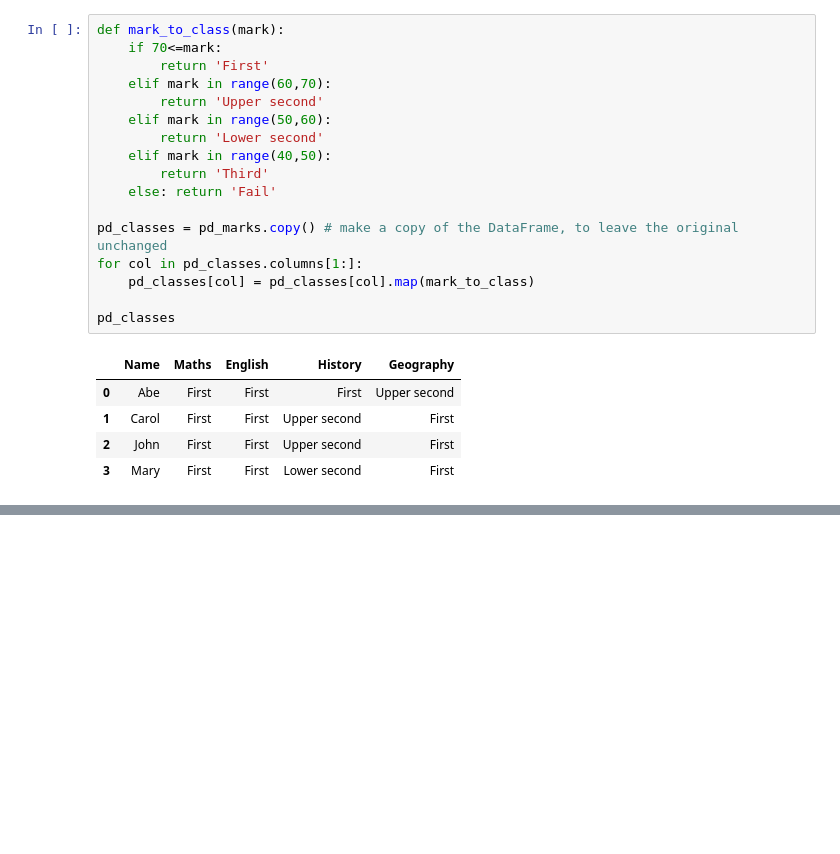
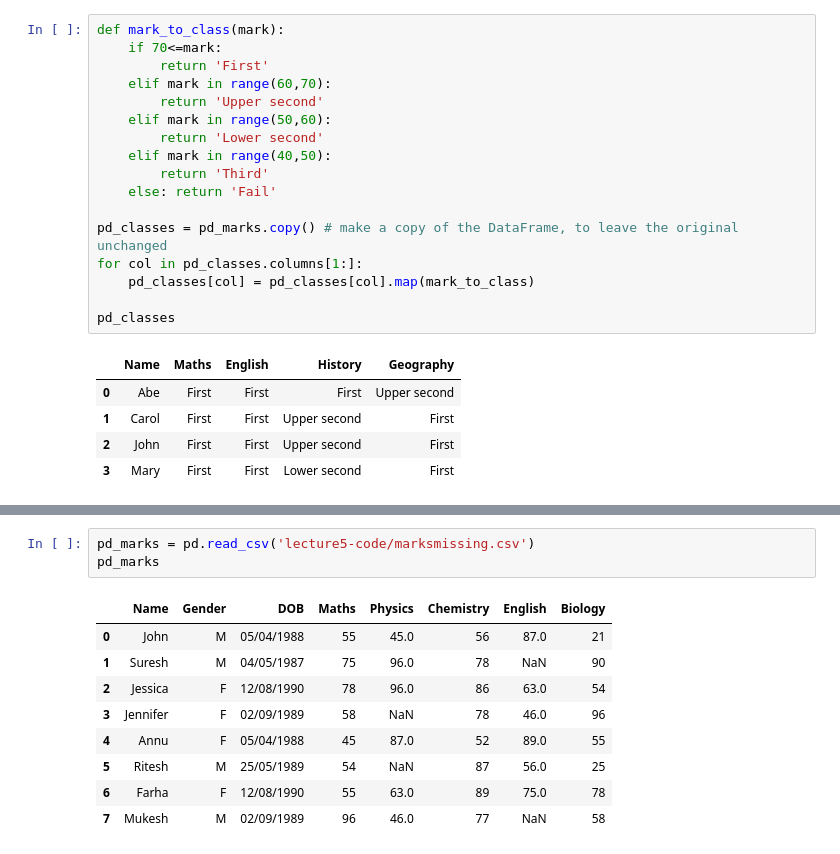
Before and after one commit to F-Badger/l2, a Jupyter notebook: COMP2271 Data Science/Data Cleaning and Analytics.ipynb, the cells around one changed output, grey strips where cells are left out. Saved outputs shown, nothing was run; the diff lists cells and outputs as text; blank space fills up the shorter version.

```diff
--- a/COMP2271 Data Science/Data Cleaning and Analytics.ipynb
+++ b/COMP2271 Data Science/Data Cleaning and Analytics.ipynb
@@ -754,0 +863,13 @@ pd_classes
+# %%
+pd_marks = pd.read_csv('lecture5-code/marksmissing.csv')
+pd_marks
+# %% [output]
+|  | Name | Gender | DOB | Maths | Physics | Chemistry | English | Biology |
+| 0 | John | M | 05/04/1988 | 55 | 45.0 | 56 | 87.0 | 21 |
+| 1 | Suresh | M | 04/05/1987 | 75 | 96.0 | 78 | NaN | 90 |
+| 2 | Jessica | F | 12/08/1990 | 78 | 96.0 | 86 | 63.0 | 54 |
+| 3 | Jennifer | F | 02/09/1989 | 58 | NaN | 78 | 46.0 | 96 |
+| 4 | Annu | F | 05/04/1988 | 45 | 87.0 | 52 | 89.0 | 55 |
+| 5 | Ritesh | M | 25/05/1989 | 54 | NaN | 87 | 56.0 | 25 |
+| 6 | Farha | F | 12/08/1990 | 55 | 63.0 | 89 | 75.0 | 78 |
+| 7 | Mukesh | M | 02/09/1989 | 96 | 46.0 | 77 | NaN | 58 |
```
Also changed, not shown: parts of 41 cells of this notebook, 21 other files.
